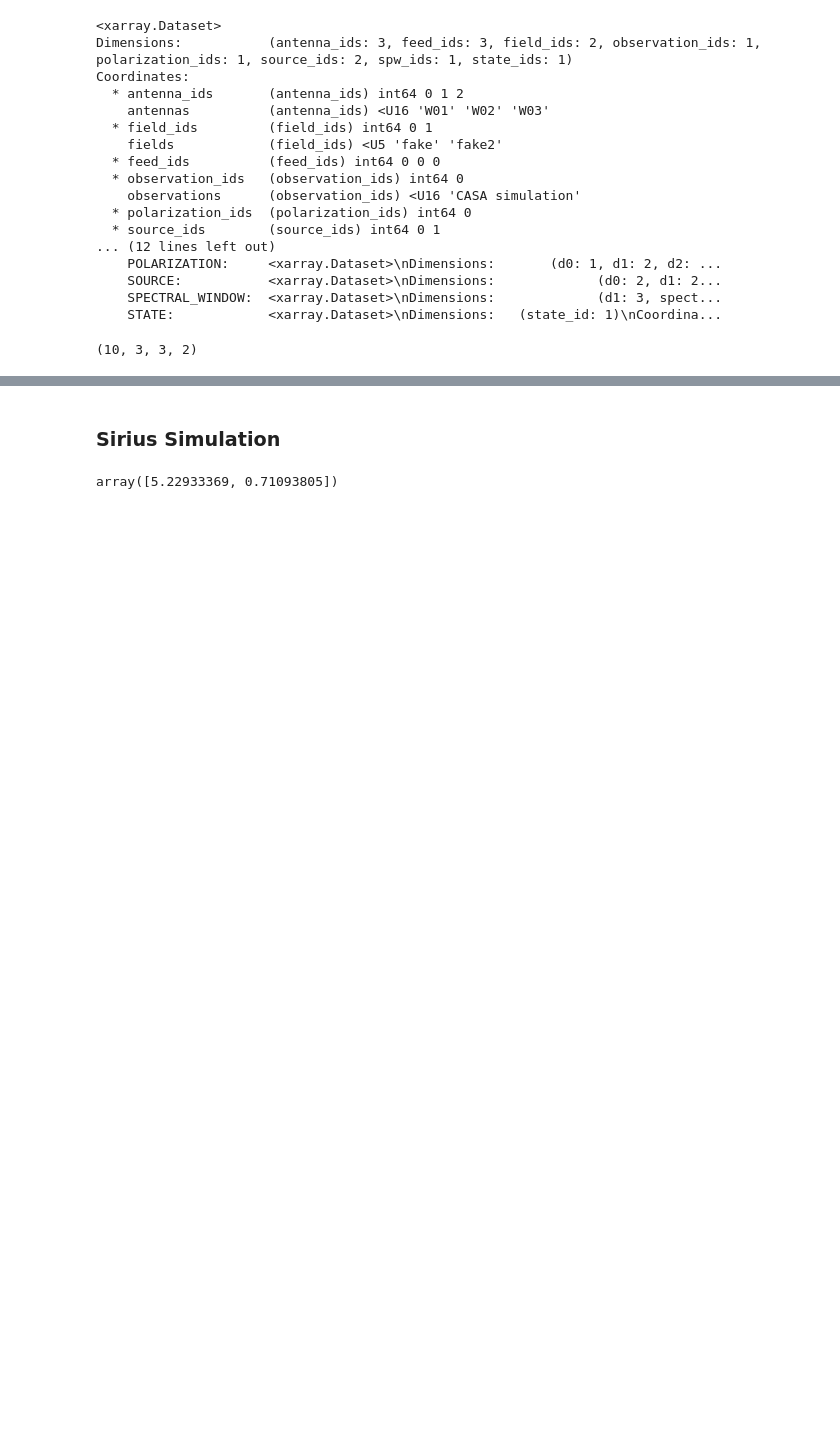
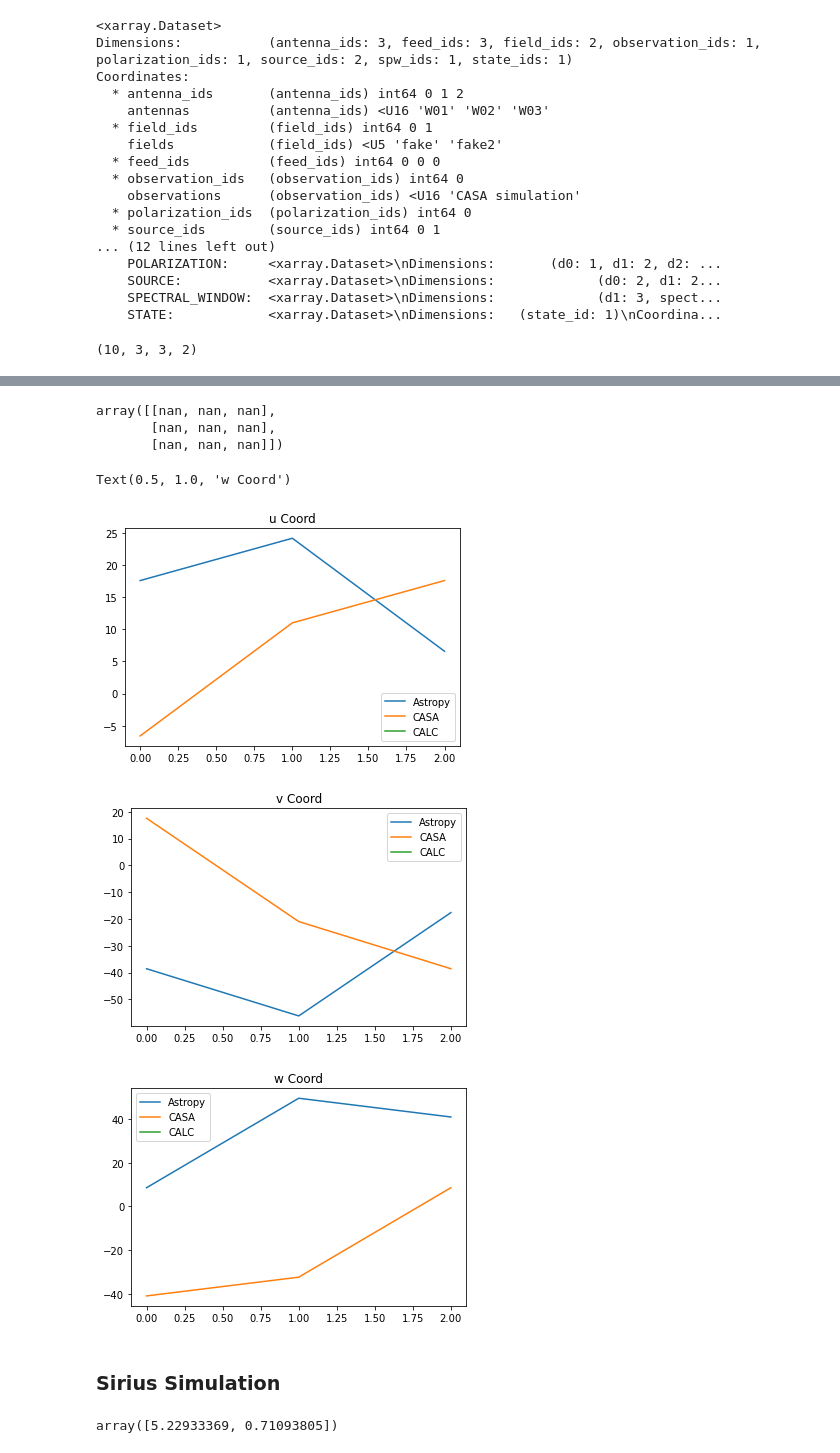
Before and after one commit to casangi/sirius, a Jupyter notebook: development/Test_sirius_mosaic.ipynb, the cells around one changed output, grey strips where cells are left out. Saved outputs shown, nothing was run; the diff lists cells and outputs as text; code cells hidden in the pictures; blank space fills up the shorter version.

```diff
--- a/development/Test_sirius_mosaic.ipynb
+++ b/development/Test_sirius_mosaic.ipynb
@@ -56,0 +105,3 @@ cas_vis_data.shape
+# %%
+#Antenna uvw: astropy
+uvw_astropy = calc_uvw.calc_uvw_astropy(ant_pos, mjd, site, pointing_direction)
@@ -56,0 +114,13 @@ cas_vis_data.shape
+# %%
+#CALC11 wrapped code needs at least two time steps otherwise it returns nan
+#(the calculations are independent, the issue has to do with singleton dimensions).
+#The second time step is ignored in calc_uvw_CALC.
+#fields = vis_xds.time.field_id[time_indx:time_indx+2].data.compute()
+#pointing_direction = global_dataset.FIELD_PHASE_DIR[fields,:,0].data.compute()
+time_obj = Time(vis_xds.time.data[time_indx:time_indx+2], scale='utc')
+mjd = np.ascontiguousarray(time_obj.mjd)
+if use_user_pointing:
+    pointing_direction = np.array([user_pointing_direction[0]]*len(mjd))
+
+endian_path = "/users/mbarth/sirius/development/DE421_little_Endian"
+uvw_CALC = calc_uvw.calc_uvw_CALC(endian_path, ant_pos, mjd, pointing_direction,time_obj,delta = 0.00001)
@@ -57,3 +229,67 @@ cas_vis_data.shape
+# %%
+uvw_CALC
+# %% [output]
+array([[nan, nan, nan],
+       [nan, nan, nan],
+       [nan, nan, nan]])
+# %%
+#Baseline uvw
+uvw_baseline_astropy = uvw_astropy[vis_xds.ANTENNA1.values] - uvw_astropy[vis_xds.ANTENNA2.values]
+uvw_baseline_casa = uvw[0][vis_xds.ANTENNA1.values] - uvw[0][vis_xds.ANTENNA2.values]
+uvw_baseline_CALC = - uvw_CALC[vis_xds.ANTENNA1.values] + uvw_CALC[vis_xds.ANTENNA2.values]
+
+dif1 = (vis_xds.UVW[time_indx,:,:].values - uvw_baseline_astropy)
+dif2 = (vis_xds.UVW[time_indx,:,:].values - uvw_baseline_casa)
+dif3 = (vis_xds.UVW[time_indx,:,:].values - uvw_baseline_CALC)
+dif4 = (uvw_baseline_astropy - uvw_baseline_casa)
+dif5 = (uvw_baseline_casa - uvw_baseline_CALC)
+dif6 = (uvw_baseline_astropy - uvw_baseline_CALC)
+
+dif1_per = 100*(vis_xds.UVW[time_indx,:,:].values - uvw_baseline_astropy)/vis_xds.UVW[time_indx,:,:].values
+dif2_per = 100*(vis_xds.UVW[time_indx,:,:].values - uvw_baseline_casa)/vis_xds.UVW[time_indx,:,:]
+dif3_per = 100*(vis_xds.UVW[time_indx,:,:].values - uvw_baseline_CALC)/vis_xds.UVW[time_indx,:,:]
+dif4_per = 100*(uvw_baseline_astropy - uvw_baseline_casa)/uvw_baseline_casa
+dif5_per = 100*(uvw_baseline_casa - uvw_baseline_CALC)/uvw_baseline_casa
+dif6_per = 100*(uvw_baseline_astropy - uvw_baseline_CALC)/uvw_baseline_casa
+
+plt.figure()
+plt.plot(uvw_baseline_astropy[:,0])
+plt.plot(uvw_baseline_casa[:,0])
+plt.plot(uvw_baseline_CALC[:,0])
+if use_user_pointing:
+    plt.legend(['Astropy', 'CASA', 'CALC'])
+else:
+    plt.plot(vis_xds.UVW[time_indx,:,0].values)
+    plt.legend(['Astropy', 'CASA', 'CALC', 'MS'])
+plt.title('u Coord')
+
+plt.figure()
+plt.plot(uvw_baseline_astropy[:,1])
+plt.plot(uvw_baseline_casa[:,1])
+plt.plot(uvw_baseline_CALC[:,1])
+if use_user_pointing:
+    plt.legend(['Astropy', 'CASA', 'CALC'])
+else:
+    plt.plot(vis_xds.UVW[time_indx,:,1].values)
+    plt.legend(['Astropy', 'CASA', 'CALC', 'MS'])
+plt.title('v Coord')
+
+
+plt.figure()
+plt.plot(uvw_baseline_astropy[:,2])
+plt.plot(uvw_baseline_casa[:,2])
+plt.plot(uvw_baseline_CALC[:,2])
+if use_user_pointing:
+    plt.legend(['Astropy', 'CASA', 'CALC'])
+else:
+    plt.plot(vis_xds.UVW[time_indx,:,2].values)
+    plt.legend(['Astropy', 'CASA', 'CALC', 'MS'])
+plt.title('w Coord')
+# %% [output]
+Text(0.5, 1.0, 'w Coord')
+[figure, added]
+[figure, added]
+[figure, added]
 # %% [markdown]
 ### Sirius Simulation
 # %%
```
Also changed, not shown: parts of 20 cells of this notebook, 4 other files.
